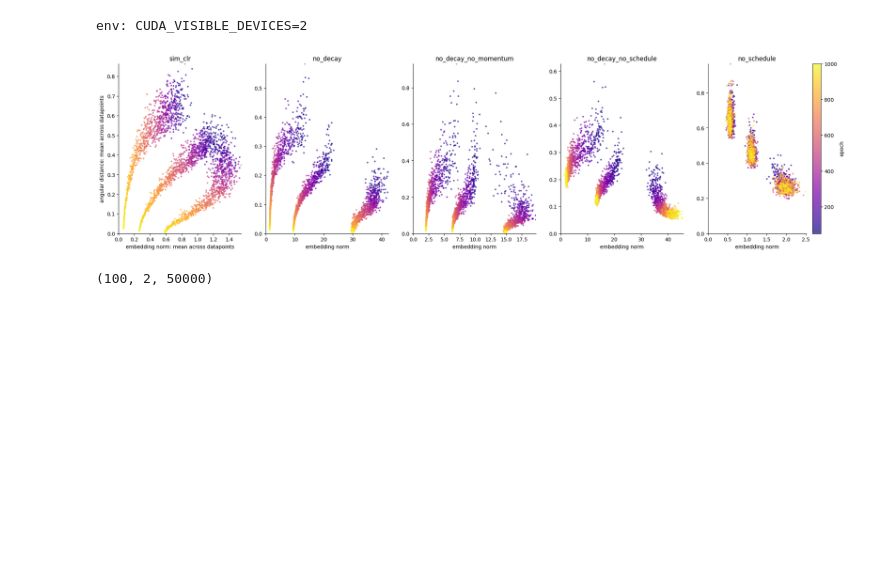
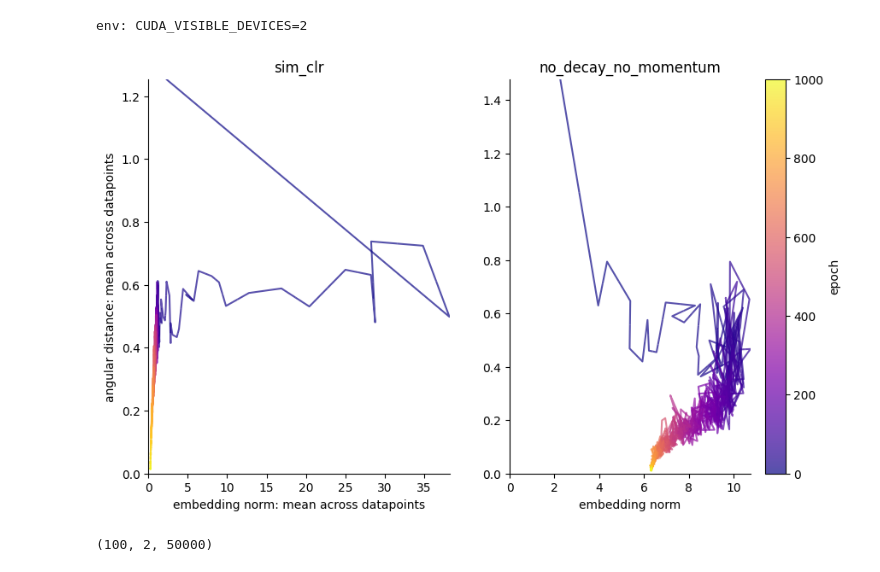
Before and after one commit to JuliBD/sssl, a Jupyter notebook: plotting.ipynb, the cells around one changed output. Saved outputs shown, nothing was run; the diff lists cells and outputs as text; code cells hidden in the pictures; blank space fills up the shorter version.

```diff
--- a/plotting.ipynb
+++ b/plotting.ipynb
@@ -63,35 +233,35 @@ from plotting_utils import *
 # %% [output]
 env: CUDA_VISIBLE_DEVICES=2
 # %%
-from plotting_utils import plot_paths_mean_over_extreme_points_dist_norm_epoch
+from utils.plotting_utils import plot_paths_mean_over_extreme_points_dist_norm_epoch
 
 paths = dict(
     sim_clr = "logs/No_schedule-_No_decay-1000/l2/SimCLR-1000/embed_history.npy",
+    # no_decay = "logs/No_schedule-_No_decay-1000/l2/no_decay/embed_history.npy",
+    no_decay_no_momentum = "logs/No_schedule-_No_decay-1000/l2/no_decay-no_momentum/embed_history.npy",
+    # no_decay_no_schedule = "logs/No_schedule-_No_decay-1000/l2/no_decay-no_schedule/embed_history.npy",
+    # no_schedule = "logs/No_schedule-_No_decay-1000/l2/no_schedule/embed_history.npy",
+    # mono = "logs/Point_tracking-1000/mono/version_2/embed_history.npy",
     # gradscale = "logs/Point_tracking-1000/gradscale/version_46/embed_history.npy",
     # inv_gradscale = "logs/Point_tracking-1000/inv_gradscale/version_3/embed_history.npy",
-    no_decay = "logs/No_schedule-_No_decay-1000/l2/no_decay/embed_history.npy",
-    no_decay_no_momentum = "logs/No_schedule-_No_decay-1000/l2/no_decay-no_momentum/embed_history.npy",
-    no_decay_no_schedule = "logs/No_schedule-_No_decay-1000/l2/no_decay-no_schedule/embed_history.npy",
-    no_schedule = "logs/No_schedule-_No_decay-1000/l2/no_schedule/embed_history.npy",
-    # mono = "logs/Point_tracking-1000/mono/version_2/embed_history.npy"
 )
-starting_epoch = 50
+starting_epoch = 0
 moving_average_size = 1
-line_or_scatter = "scatter"
+line_or_scatter = "line"
 share_axis = False
-only_mean = False
+only_mean = True
 
 plot_paths_mean_over_extreme_points_dist_norm_epoch(
     paths,
     starting_epoch=starting_epoch,
     extreme_at_end_in="norm",
     share_axis=share_axis,
     moving_average_size=moving_average_size,
     line_or_scatter=line_or_scatter,
     only_mean=only_mean
     )
 # %% [output]
-[figure, old version]
+[figure, new version]
 # %%
 plot_paths_mean_over_extreme_points_dist_norm_epoch(
     paths,
```
Also changed, not shown: parts of 13 cells of this notebook, 13 other files.
